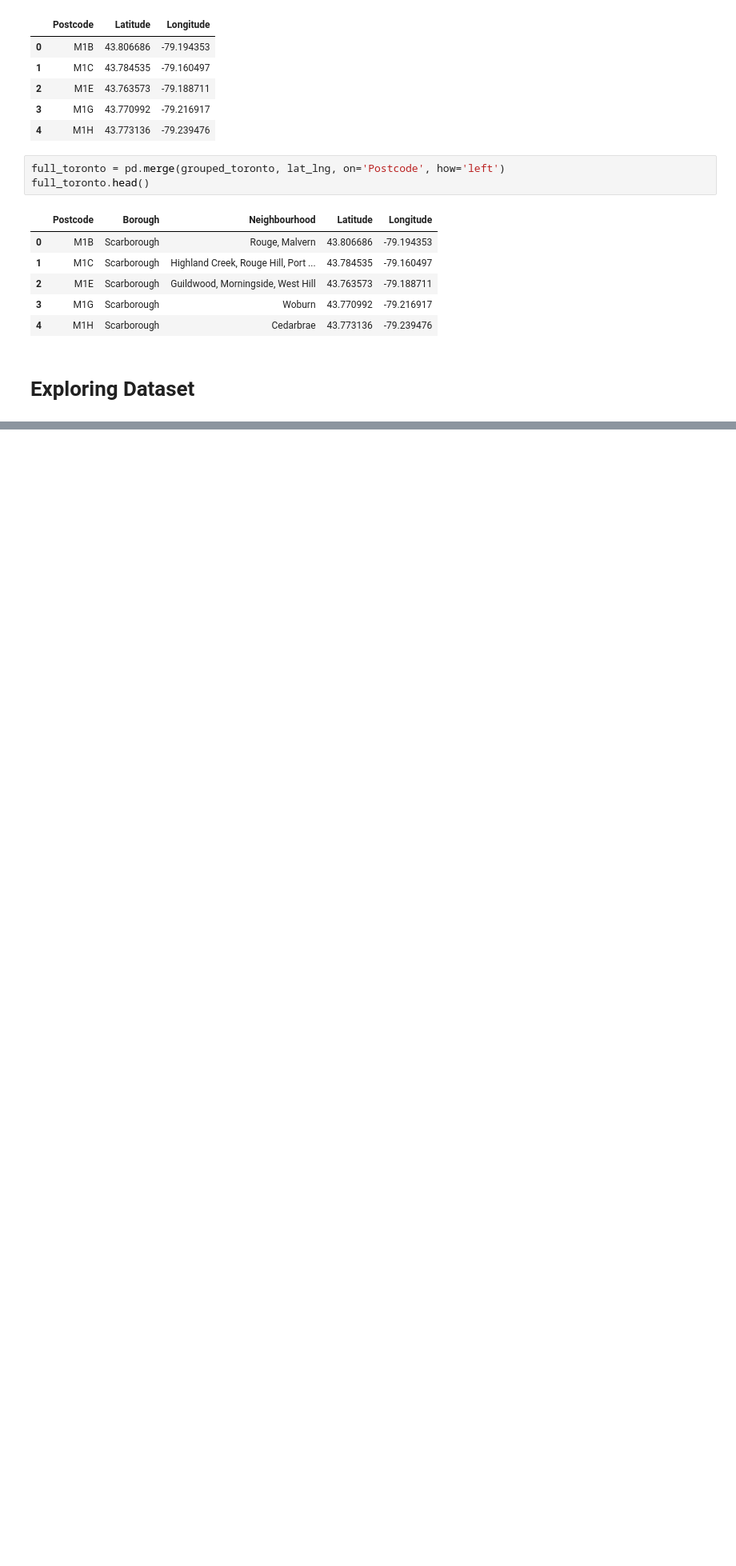
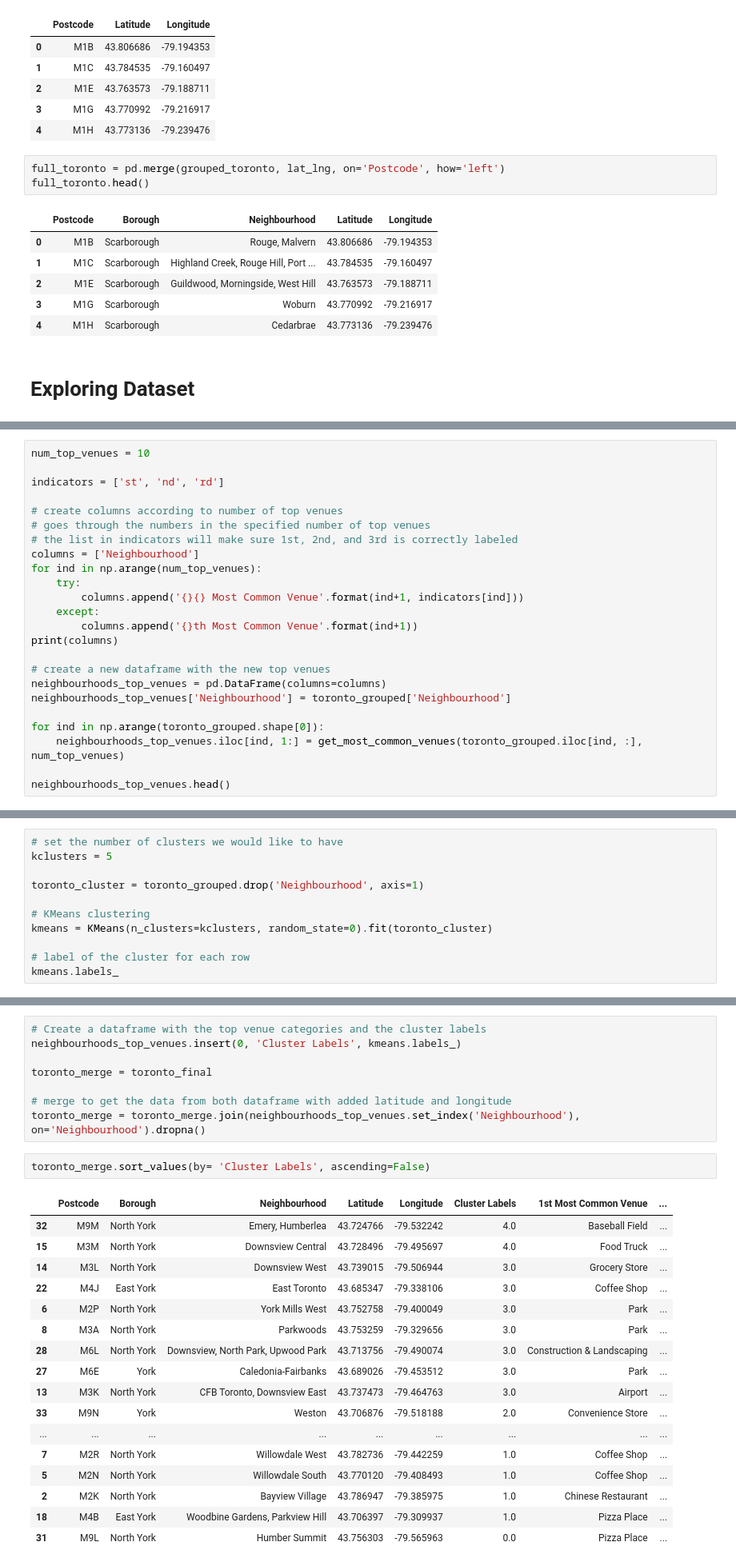
Before and after one commit to cwong690/Applied-Data-Science-Capstone, a Jupyter notebook: Toronto_Boroughs.ipynb, the cells around one changed output, grey strips where cells are left out. Shown at 80% size. Drawn from its saved outputs; the diff is of its cells as text; blank space fills up the shorter version.

Commit message:
final toronto analysis

```diff
--- a/Toronto_Boroughs.ipynb
+++ b/Toronto_Boroughs.ipynb
@@ -135,0 +537,24 @@ full_toronto.head()
+# %%
+num_top_venues = 10
+
+indicators = ['st', 'nd', 'rd']
+
+# create columns according to number of top venues
+# goes through the numbers in the specified number of top venues
+# the list in indicators will make sure 1st, 2nd, and 3rd is correctly labeled
+columns = ['Neighbourhood']
+for ind in np.arange(num_top_venues):
+    try:
+        columns.append('{}{} Most Common Venue'.format(ind+1, indicators[ind]))
+    except:
+        columns.append('{}th Most Common Venue'.format(ind+1))
+print(columns)
+
+# create a new dataframe with the new top venues
+neighbourhoods_top_venues = pd.DataFrame(columns=columns)
+neighbourhoods_top_venues['Neighbourhood'] = toronto_grouped['Neighbourhood']
+
+for ind in np.arange(toronto_grouped.shape[0]):
+    neighbourhoods_top_venues.iloc[ind, 1:] = get_most_common_venues(toronto_grouped.iloc[ind, :], num_top_venues)
+
+neighbourhoods_top_venues.head()
@@ -135,0 +571,11 @@ full_toronto.head()
+# %%
+# set the number of clusters we would like to have
+kclusters = 5
+
+toronto_cluster = toronto_grouped.drop('Neighbourhood', axis=1)
+
+# KMeans clustering
+kmeans = KMeans(n_clusters=kclusters, random_state=0).fit(toronto_cluster)
+
+# label of the cluster for each row
+kmeans.labels_
@@ -135,0 +585,28 @@ full_toronto.head()
+# %%
+# Create a dataframe with the top venue categories and the cluster labels
+neighbourhoods_top_venues.insert(0, 'Cluster Labels', kmeans.labels_)
+
+toronto_merge = toronto_final
+
+# merge to get the data from both dataframe with added latitude and longitude
+toronto_merge = toronto_merge.join(neighbourhoods_top_venues.set_index('Neighbourhood'), on='Neighbourhood').dropna()
+# %%
+toronto_merge.sort_values(by= 'Cluster Labels', ascending=False)
+# %% [output]
+|  | Postcode | Borough | Neighbourhood | Latitude | Longitude | Cluster Labels | 1st Most Common Venue | ... |
+| 32 | M9M | North York | Emery, Humberlea | 43.724766 | -79.532242 | 4.0 | Baseball Field | ... |
+| 15 | M3M | North York | Downsview Central | 43.728496 | -79.495697 | 4.0 | Food Truck | ... |
+| 14 | M3L | North York | Downsview West | 43.739015 | -79.506944 | 3.0 | Grocery Store | ... |
+| 22 | M4J | East York | East Toronto | 43.685347 | -79.338106 | 3.0 | Coffee Shop | ... |
+| 6 | M2P | North York | York Mills West | 43.752758 | -79.400049 | 3.0 | Park | ... |
+| 8 | M3A | North York | Parkwoods | 43.753259 | -79.329656 | 3.0 | Park | ... |
+| 28 | M6L | North York | Downsview, North Park, Upwood Park | 43.713756 | -79.490074 | 3.0 | Construction & Landscaping | ... |
+| 27 | M6E | York | Caledonia-Fairbanks | 43.689026 | -79.453512 | 3.0 | Park | ... |
+| 13 | M3K | North York | CFB Toronto, Downsview East | 43.737473 | -79.464763 | 3.0 | Airport | ... |
+| 33 | M9N | York | Weston | 43.706876 | -79.518188 | 2.0 | Convenience Store | ... |
+| ... | ... | ... | ... | ... | ... | ... | ... | ... |
+| 7 | M2R | North York | Willowdale West | 43.782736 | -79.442259 | 1.0 | Coffee Shop | ... |
+| 5 | M2N | North York | Willowdale South | 43.770120 | -79.408493 | 1.0 | Coffee Shop | ... |
+| 2 | M2K | North York | Bayview Village | 43.786947 | -79.385975 | 1.0 | Chinese Restaurant | ... |
+| 18 | M4B | East York | Woodbine Gardens, Parkview Hill | 43.706397 | -79.309937 | 1.0 | Pizza Place | ... |
+| 31 | M9L | North York | Humber Summit | 43.756303 | -79.565963 | 0.0 | Pizza Place | ... |
```
Also changed, not shown: parts of 36 cells of this notebook.
